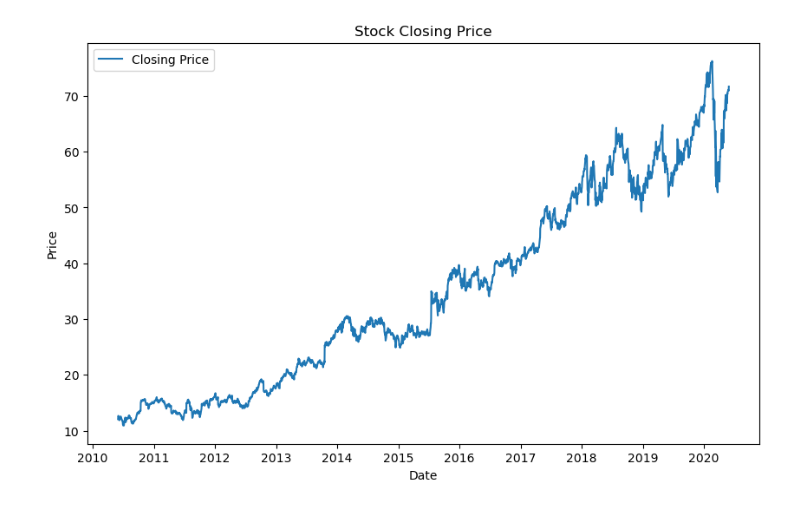
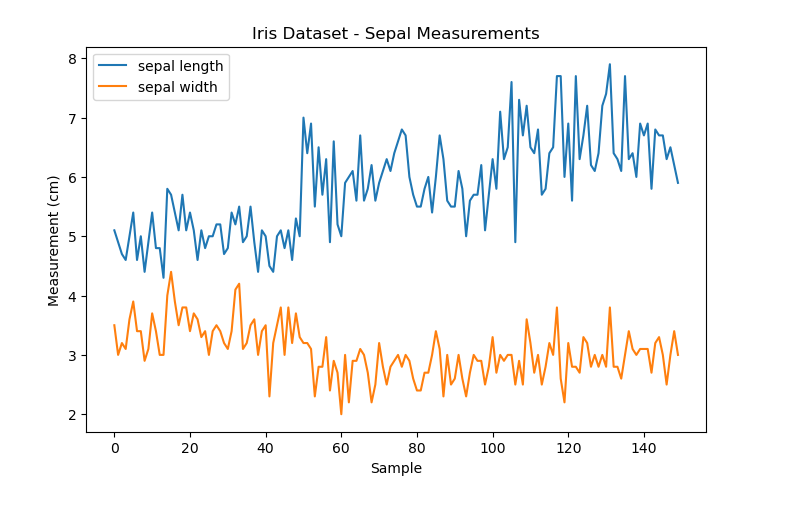
Before and after one commit to rrs1997r/part1_mini_project, a Jupyter notebook: notebook.ipynb, the cells around one changed output. Saved outputs shown, nothing was run; the diff lists cells and outputs as text; code cells hidden in the pictures.

```diff
--- a/notebook.ipynb
+++ b/notebook.ipynb
@@ -10,13 +6,16 @@ tickerDf = tickerData.history(period='1d', start='2010-5-31', end='2020-5-31')
-# %%
-#matplotlib
-
-plt.figure(figsize=(10, 6))
-plt.plot(tickerDf.index, tickerDf['Close'], label='Closing Price')
-plt.xlabel('Date')
-plt.ylabel('Price')
-plt.title('Stock Closing Price')
-plt.legend()
-plt.show()
-# %% [output]
-[figure, removed]
+# %%
+# Load Iris dataset
+iris = load_iris()
+df = pd.DataFrame(data=iris.data, columns=iris.feature_names)
+# %%
+plt.figure(figsize=(8, 5))
+plt.plot(df['sepal length (cm)'], label='sepal length')
+plt.plot(df['sepal width (cm)'], label='sepal width')
+plt.xlabel('Sample')
+plt.ylabel('Measurement (cm)')
+plt.title('Iris Dataset - Sepal Measurements')
+plt.legend()
+plt.savefig('matplotlib_graph.png')
+# %% [output]
+[figure, added]
 # %%
```
Also changed, not shown: parts of 4 cells of this notebook, 3 other files.
